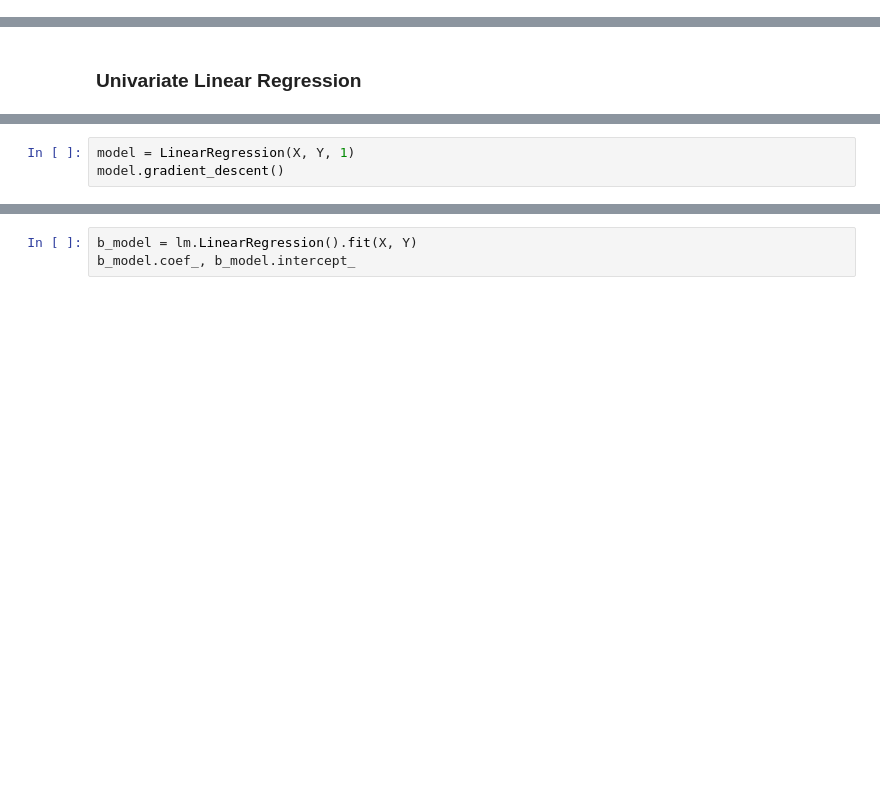
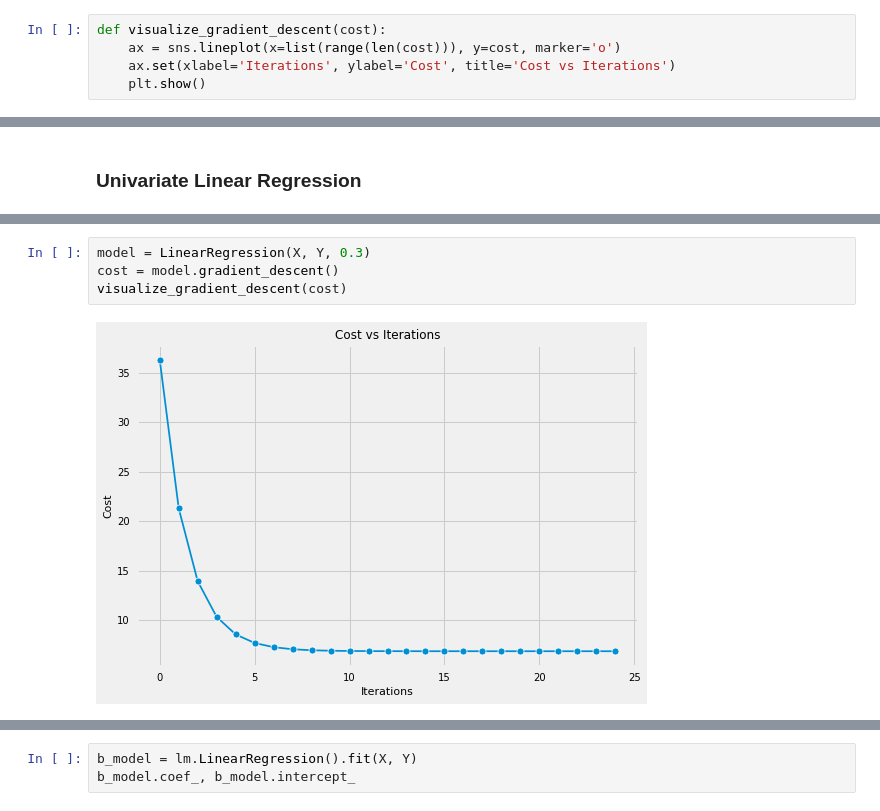
Before and after one commit to SRI-PRIYAN/MachineLearning, a Jupyter notebook: LinearRegression/LinearRegression.ipynb, the cells around one changed output, grey strips where cells are left out. Saved outputs shown, nothing was run; the diff lists cells and outputs as text; blank space fills up the shorter version.

```diff
--- a/LinearRegression/LinearRegression.ipynb
+++ b/LinearRegression/LinearRegression.ipynb
@@ -65,6 +113,11 @@ class LinearRegression:
         rss = sum((pred_Y - Y) ** 2)
         tss = sum((Y - np.mean(Y)) ** 2)
         return 1 - (rss / tss)
+# %%
+def visualize_gradient_descent(cost):
+    ax = sns.lineplot(x=list(range(len(cost))), y=cost, marker='o')
+    ax.set(xlabel='Iterations', ylabel='Cost', title='Cost vs Iterations')
+    plt.show()
 # %%
 df = pd.read_csv('kc_house_data.csv')
 df
@@ -104,3 +159,6 @@ print(X)
 # %%
-model = LinearRegression(X, Y, 1)
-model.gradient_descent()
+model = LinearRegression(X, Y, 0.3)
+cost = model.gradient_descent()
+visualize_gradient_descent(cost)
+# %% [output]
+[figure, added]
```
Also changed, not shown: parts of 26 cells of this notebook.
